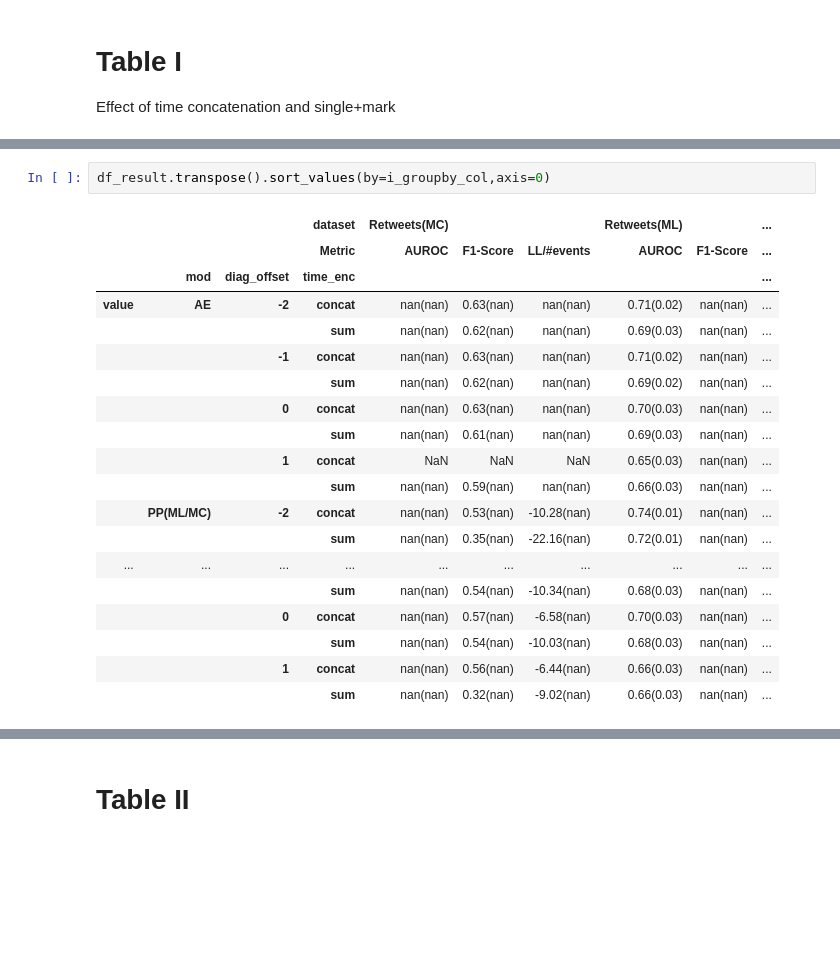
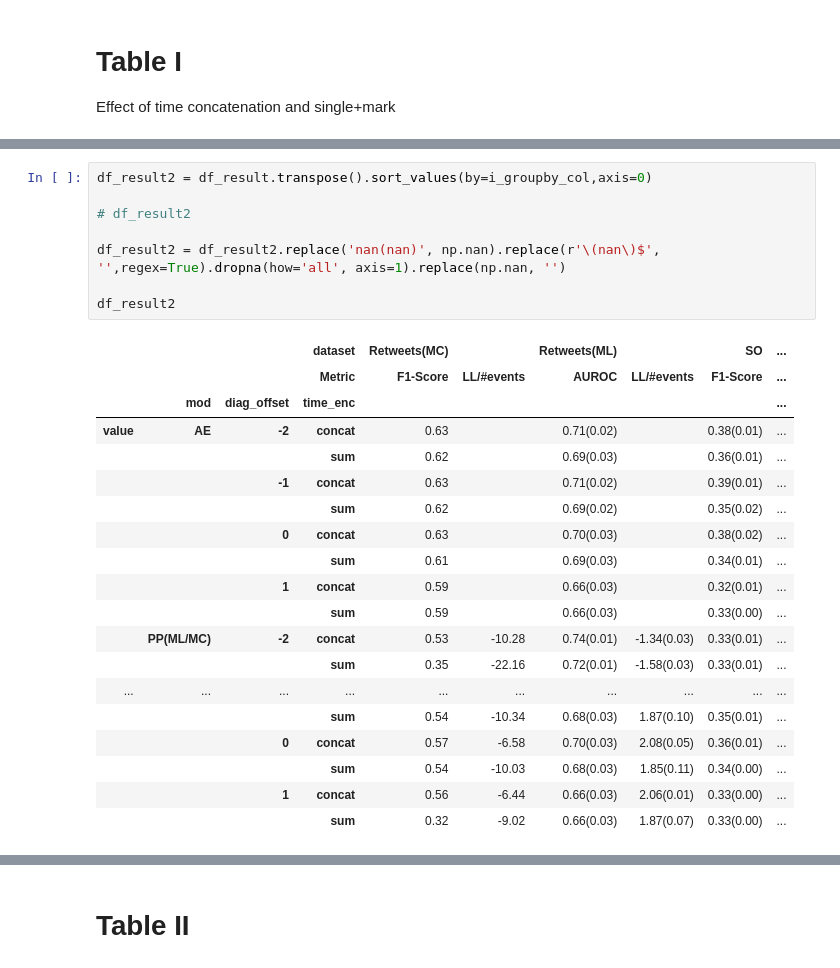
Before and after one commit to hojjatkarami/tedam2, a Jupyter notebook: jup_res.ipynb, the cells around one changed output, grey strips where cells are left out. Drawn from its saved outputs; the diff is of its cells as text; blank space fills up the shorter version.

```diff
--- a/jup_res.ipynb
+++ b/jup_res.ipynb
@@ -209,22 +195,28 @@ df_result
-# %%
-df_result.transpose().sort_values(by=i_groupby_col,axis=0)
-# %% [output]
-|  |  |  | dataset | Retweets(MC) |  |  | Retweets(ML) |  | ... |
-|  |  |  | Metric | AUROC | F1-Score | LL/#events | AUROC | F1-Score | ... |
-|  | mod | diag_offset | time_enc |  |  |  |  |  | ... |
-| value | AE | -2 | concat | nan(nan) | 0.63(nan) | nan(nan) | 0.71(0.02) | nan(nan) | ... |
-|  |  |  | sum | nan(nan) | 0.62(nan) | nan(nan) | 0.69(0.03) | nan(nan) | ... |
-|  |  | -1 | concat | nan(nan) | 0.63(nan) | nan(nan) | 0.71(0.02) | nan(nan) | ... |
-|  |  |  | sum | nan(nan) | 0.62(nan) | nan(nan) | 0.69(0.02) | nan(nan) | ... |
-|  |  | 0 | concat | nan(nan) | 0.63(nan) | nan(nan) | 0.70(0.03) | nan(nan) | ... |
-|  |  |  | sum | nan(nan) | 0.61(nan) | nan(nan) | 0.69(0.03) | nan(nan) | ... |
-|  |  | 1 | concat | NaN | NaN | NaN | 0.65(0.03) | nan(nan) | ... |
-|  |  |  | sum | nan(nan) | 0.59(nan) | nan(nan) | 0.66(0.03) | nan(nan) | ... |
-|  | PP(ML/MC) | -2 | concat | nan(nan) | 0.53(nan) | -10.28(nan) | 0.74(0.01) | nan(nan) | ... |
-|  |  |  | sum | nan(nan) | 0.35(nan) | -22.16(nan) | 0.72(0.01) | nan(nan) | ... |
-| ... | ... | ... | ... | ... | ... | ... | ... | ... | ... |
-|  |  |  | sum | nan(nan) | 0.54(nan) | -10.34(nan) | 0.68(0.03) | nan(nan) | ... |
-|  |  | 0 | concat | nan(nan) | 0.57(nan) | -6.58(nan) | 0.70(0.03) | nan(nan) | ... |
-|  |  |  | sum | nan(nan) | 0.54(nan) | -10.03(nan) | 0.68(0.03) | nan(nan) | ... |
-|  |  | 1 | concat | nan(nan) | 0.56(nan) | -6.44(nan) | 0.66(0.03) | nan(nan) | ... |
-|  |  |  | sum | nan(nan) | 0.32(nan) | -9.02(nan) | 0.66(0.03) | nan(nan) | ... |
+# %%
+df_result2 = df_result.transpose().sort_values(by=i_groupby_col,axis=0)
+
+# df_result2
+
+df_result2 = df_result2.replace('nan(nan)', np.nan).replace(r'\(nan\)$', '',regex=True).dropna(how='all', axis=1).replace(np.nan, '')
+
+df_result2
+# %% [output]
+|  |  |  | dataset | Retweets(MC) |  | Retweets(ML) |  | SO | ... |
+|  |  |  | Metric | F1-Score | LL/#events | AUROC | LL/#events | F1-Score | ... |
+|  | mod | diag_offset | time_enc |  |  |  |  |  | ... |
+| value | AE | -2 | concat | 0.63 |  | 0.71(0.02) |  | 0.38(0.01) | ... |
+|  |  |  | sum | 0.62 |  | 0.69(0.03) |  | 0.36(0.01) | ... |
+|  |  | -1 | concat | 0.63 |  | 0.71(0.02) |  | 0.39(0.01) | ... |
+|  |  |  | sum | 0.62 |  | 0.69(0.02) |  | 0.35(0.02) | ... |
+|  |  | 0 | concat | 0.63 |  | 0.70(0.03) |  | 0.38(0.02) | ... |
+|  |  |  | sum | 0.61 |  | 0.69(0.03) |  | 0.34(0.01) | ... |
+|  |  | 1 | concat | 0.59 |  | 0.66(0.03) |  | 0.32(0.01) | ... |
+|  |  |  | sum | 0.59 |  | 0.66(0.03) |  | 0.33(0.00) | ... |
+|  | PP(ML/MC) | -2 | concat | 0.53 | -10.28 | 0.74(0.01) | -1.34(0.03) | 0.33(0.01) | ... |
+|  |  |  | sum | 0.35 | -22.16 | 0.72(0.01) | -1.58(0.03) | 0.33(0.01) | ... |
+| ... | ... | ... | ... | ... | ... | ... | ... | ... | ... |
+|  |  |  | sum | 0.54 | -10.34 | 0.68(0.03) | 1.87(0.10) | 0.35(0.01) | ... |
+|  |  | 0 | concat | 0.57 | -6.58 | 0.70(0.03) | 2.08(0.05) | 0.36(0.01) | ... |
+|  |  |  | sum | 0.54 | -10.03 | 0.68(0.03) | 1.85(0.11) | 0.34(0.00) | ... |
+|  |  | 1 | concat | 0.56 | -6.44 | 0.66(0.03) | 2.06(0.01) | 0.33(0.00) | ... |
+|  |  |  | sum | 0.32 | -9.02 | 0.66(0.03) | 1.87(0.07) | 0.33(0.00) | ... |
```
Also changed, not shown: parts of 7 cells of this notebook, 1 other file.
